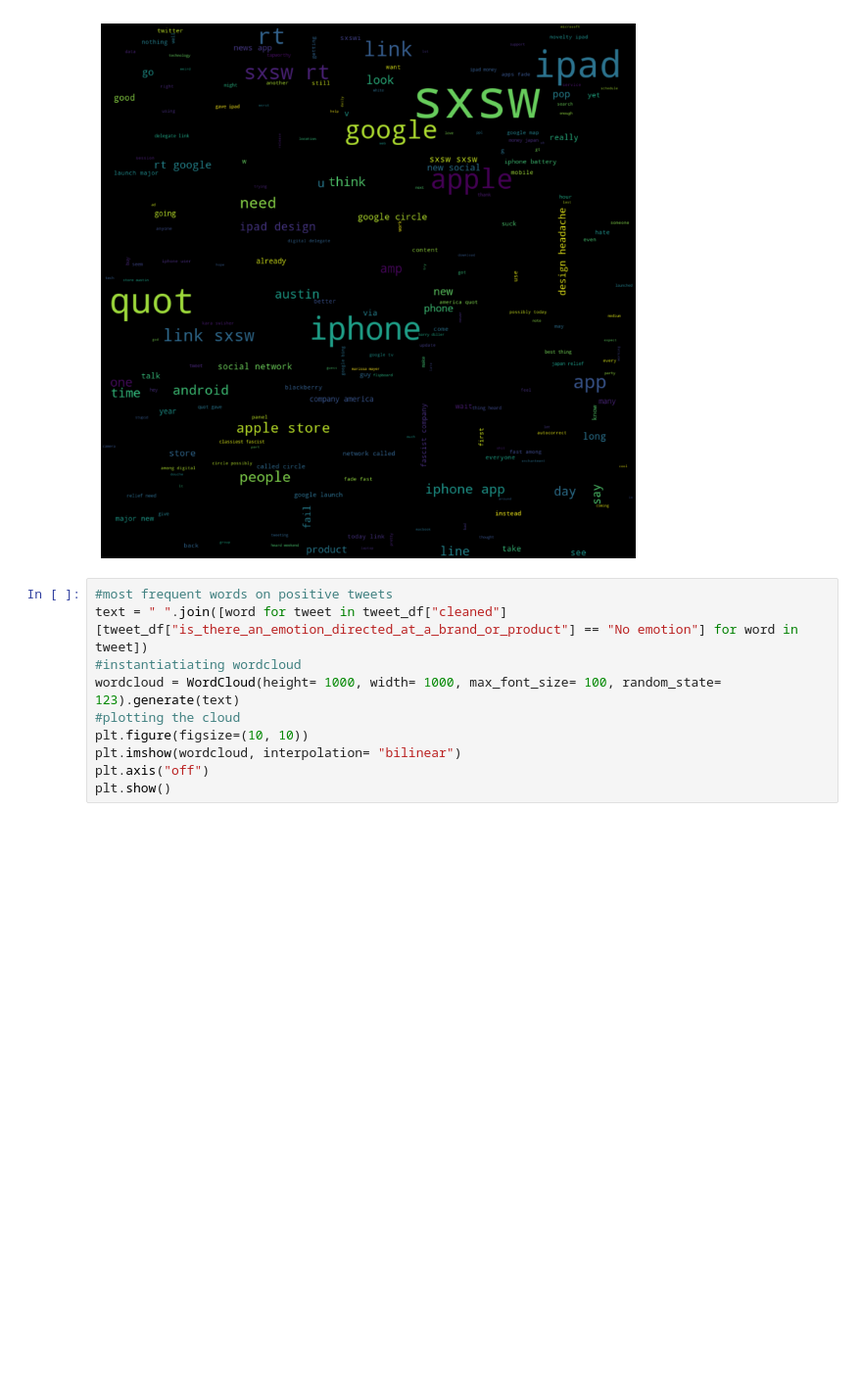
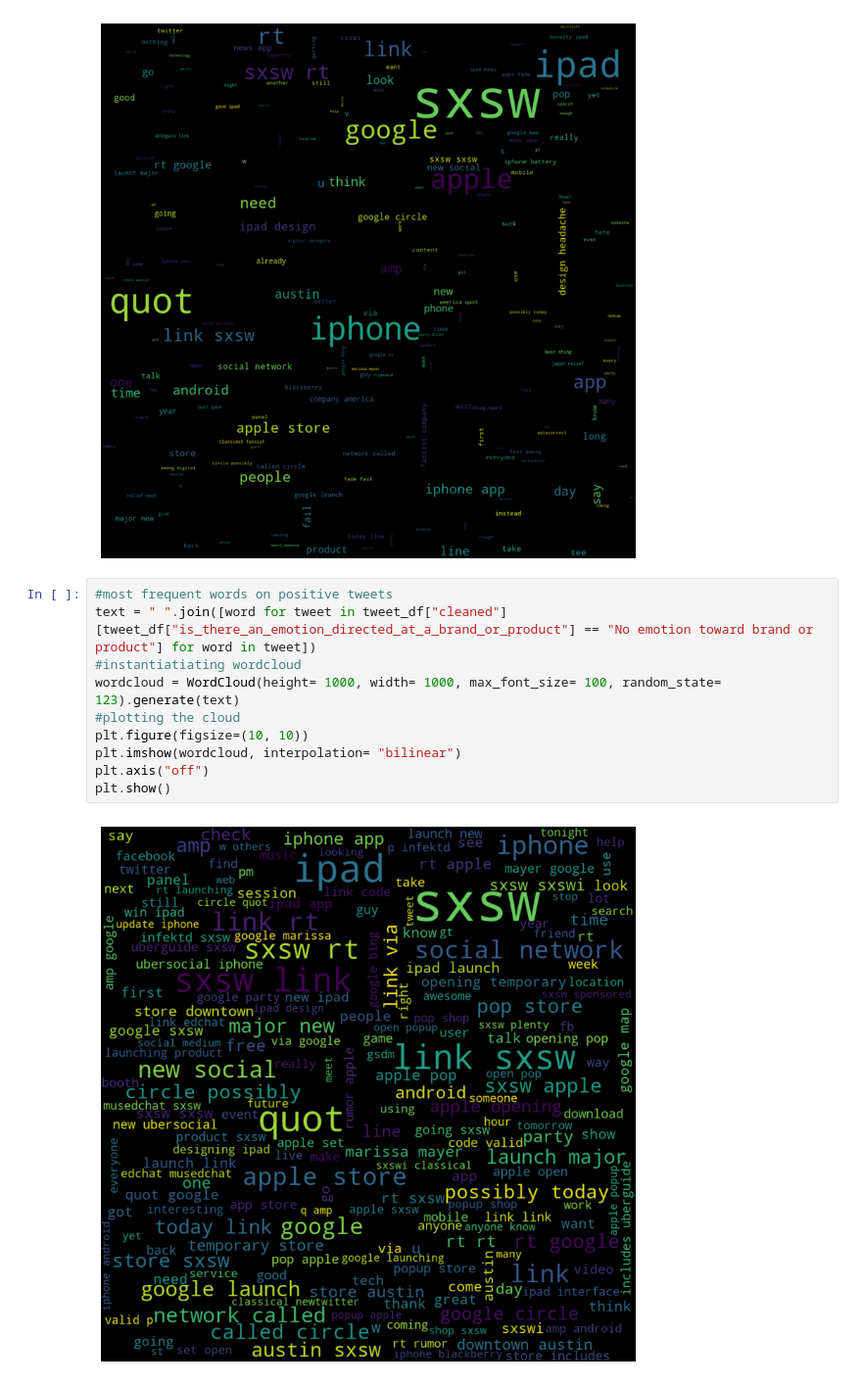
Before and after one commit to dev-ezzy/Text-classifier, a Jupyter notebook: index.ipynb, the cells around one changed output. Shown at 98% size. Drawn from its saved outputs; the diff is of its cells as text; blank space fills up the shorter version.

```diff
--- a/index.ipynb
+++ b/index.ipynb
@@ -281,11 +281,13 @@ plt.show()
 [figure]
 # %%
 #most frequent words on positive tweets
-text = " ".join([word for tweet in tweet_df["cleaned"][tweet_df["is_there_an_emotion_directed_at_a_brand_or_product"] == "No emotion"] for word in tweet])
+text = " ".join([word for tweet in tweet_df["cleaned"][tweet_df["is_there_an_emotion_directed_at_a_brand_or_product"] == "No emotion toward brand or product"] for word in tweet])
 #instantiatiating wordcloud
 wordcloud = WordCloud(height= 1000, width= 1000, max_font_size= 100, random_state= 123).generate(text)
 #plotting the cloud
 plt.figure(figsize=(10, 10))
 plt.imshow(wordcloud, interpolation= "bilinear")
 plt.axis("off")
 plt.show()
+# %% [output]
+[figure, added]
```
